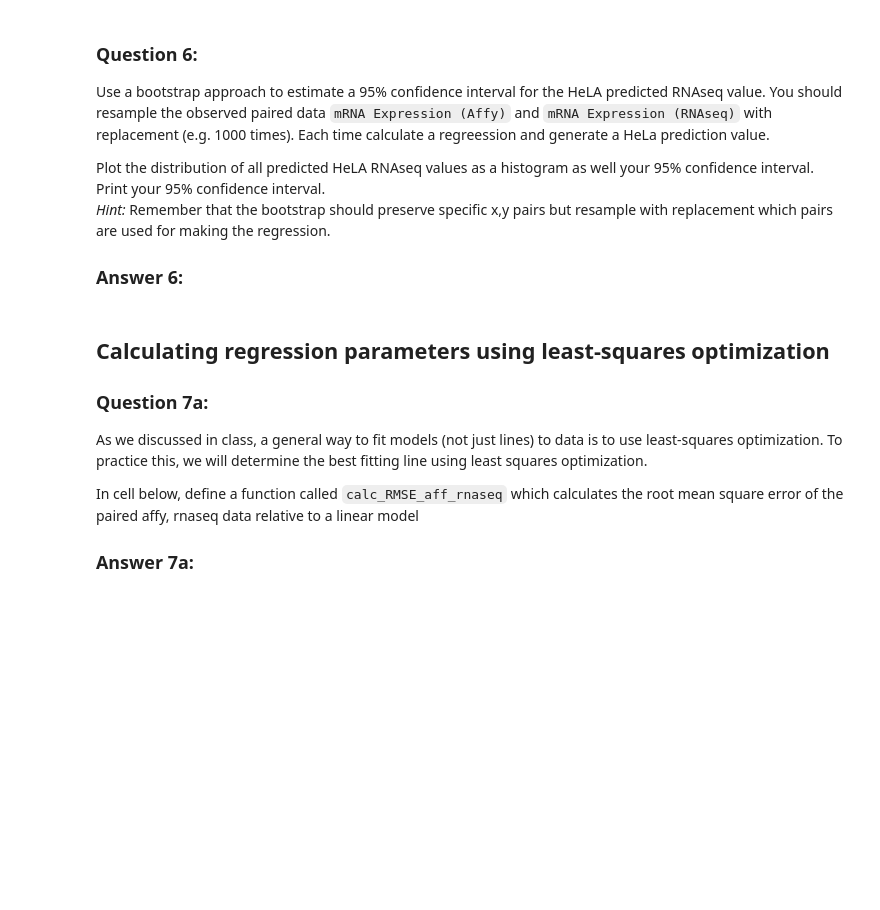
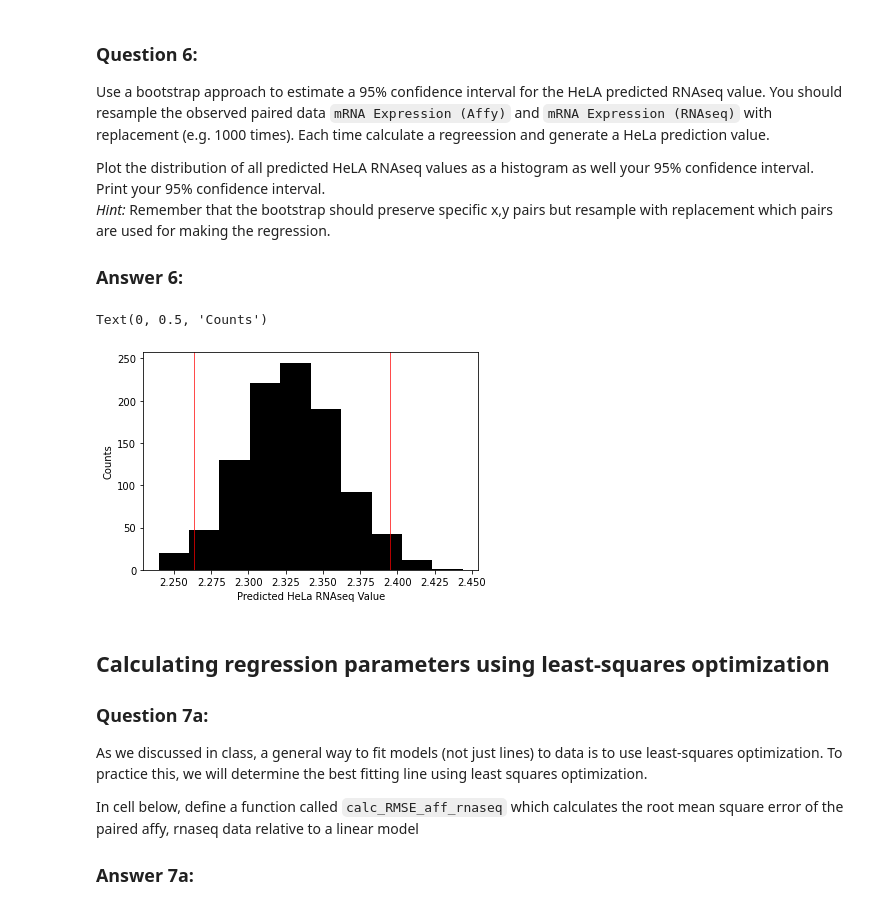
Before and after one commit to skylerhar1/Hw8-Skyler-riely-michael, a Jupyter notebook: hw08_michael.ipynb, the cells around one changed output. Drawn from its saved outputs; the diff is of its cells as text; code cells hidden in the pictures; blank space fills up the shorter version.

```diff
--- a/hw08_michael.ipynb
+++ b/hw08_michael.ipynb
@@ -121,6 +176,27 @@ Plot the distribution of all predicted HeLA RNAseq values as a histogram as well
 *Hint:* Remember that the bootstrap should preserve specific x,y pairs but resample with replacement which pairs are used for making the regression.
 
 ### Answer 6:
+# %%
+testnum = 1000
+df_len = len(df)
+hela_list = []
+
+for i in range(testnum):
+    index = np.random.choice(range(df_len),df_len)
+    corr_line = get_regression_parameters(df['affy'].iloc[index],df['rnaseq'].iloc[index])
+    hela_pred = 8.2*corr_line[0]+corr_line[1]
+    hela_list.append(hela_pred)
+
+lower = np.percentile(hela_list,2.5)
+upper = np.percentile(hela_list,97.5)
+plt.hist(hela_list, color = 'k')
+plt.axvline(lower, color = 'r', lw = 0.7)
+plt.axvline(upper, color = 'r', lw = 0.7)
+plt.xlabel('Predicted HeLa RNAseq Value')
+plt.ylabel('Counts')
+# %% [output]
+Text(0, 0.5, 'Counts')
+[figure, added]
 # %% [markdown]
 ## Calculating regression parameters using least-squares optimization
 ### Question 7a:
```
Also changed, not shown: parts of 6 cells of this notebook.
